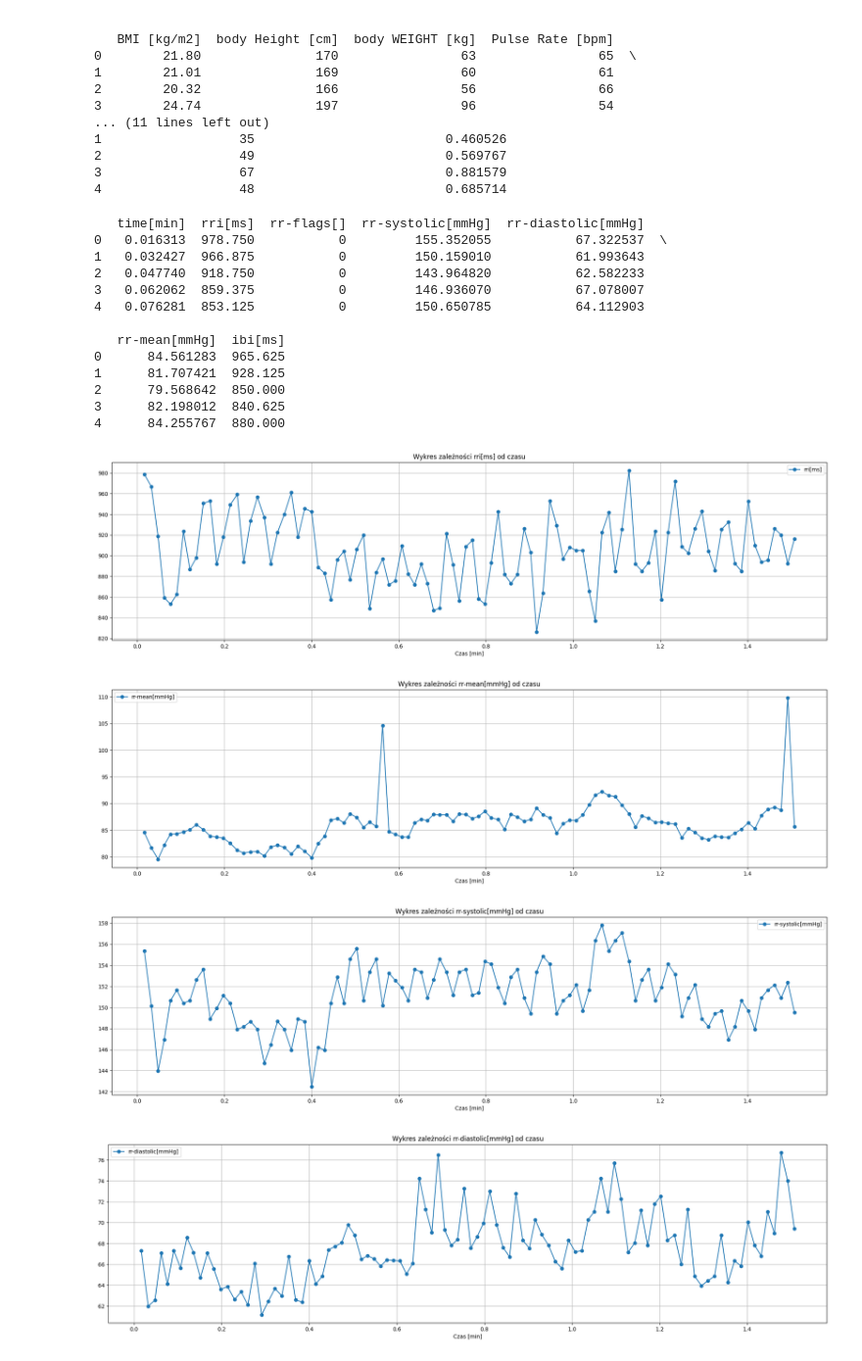
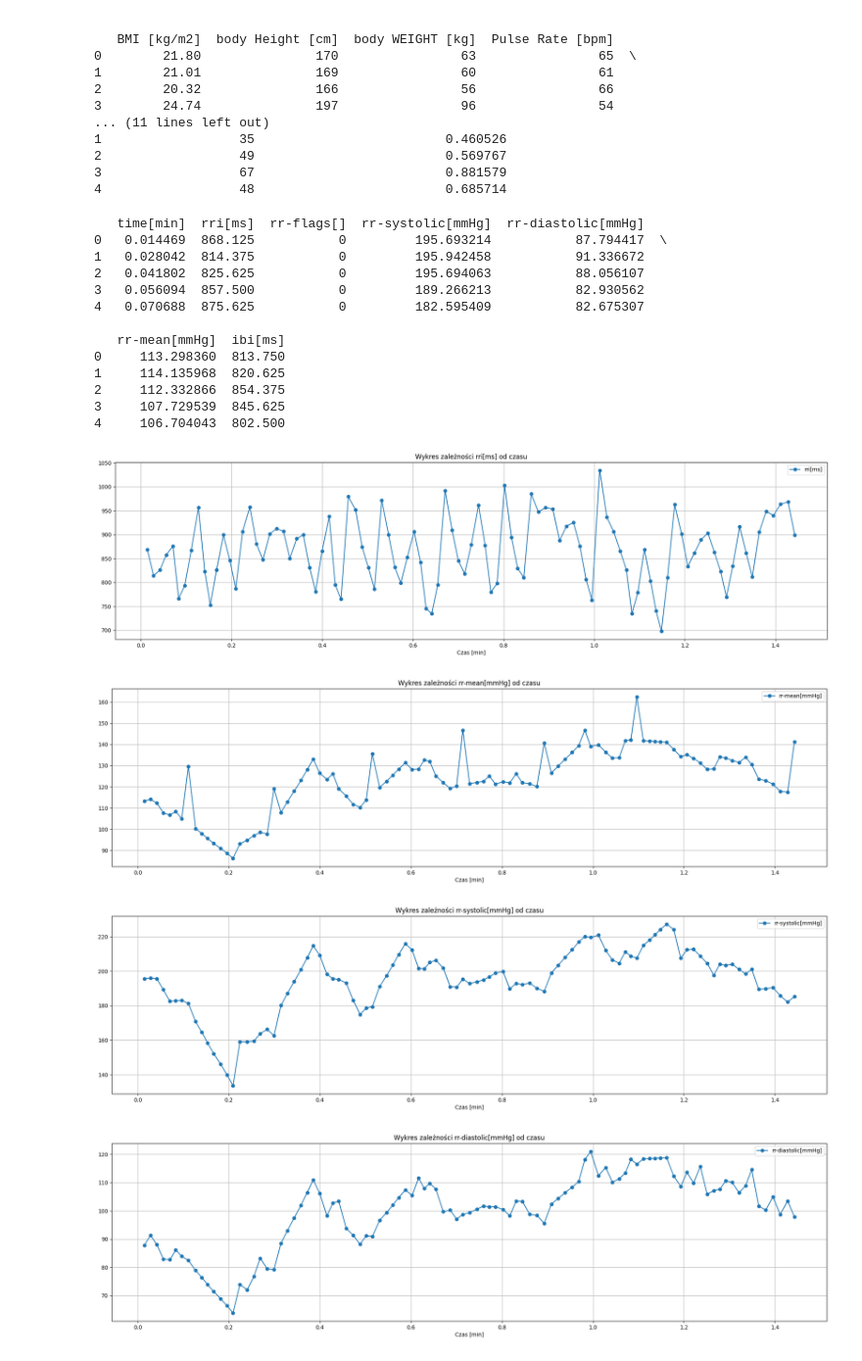
Before and after one commit to Czarkowski/EKG, a Jupyter notebook: main.ipynb, the cells around one changed output. Shown at 98% size. Saved outputs shown, nothing was run; the diff lists cells and outputs as text; code cells hidden in the pictures.

```diff
--- a/main.ipynb
+++ b/main.ipynb
@@ -31,6 +36,7 @@ class ColNames:
     rr_systolic_mmHg = 'rr-systolic[mmHg]'
     rr_diastolic_mmHg = 'rr-diastolic[mmHg]'
     rr_mean_mmHg = 'rr-mean[mmHg]'
+    rr_flags = 'rr-flags[]'
     ibi_ms = 'ibi[ms]'
     file_name = 'file name'
     sex = 'SEX [nominal codes: "1" woman; "2" man]'
@@ -41,9 +47,14 @@ class MyData:
         self.target = target
         self.value = value
 
-    def ValueToVector(self):
+    def DFToVector(self):
         if isinstance(self.value, pd.DataFrame):
-            self.value  = self.value.to_numpy().ravel()
+            return self.value.to_numpy().ravel()
+
+    def DFModify(self):
+        if isinstance(self.value, pd.DataFrame):
+            columns_to_remove = [ColNames.time_ms, ColNames.rr_flags]
+            self.value = self.value.drop(columns=columns_to_remove)
 # %%
 def limit_row(df_dict, limit):
     """
@@ -109,10 +120,9 @@ print(df_main.head())
 3                  67                         0.881579
 4                  48                         0.685714
 # %%
-df_rea = pd.read_csv('HYPOL RECORDINGS/ag016.rea', delimiter='\t', header=0)
+df_rea = pd.read_csv('HYPOL RECORDINGS/ag023.rea', delimiter='\t', header=0)
 df_rea = df_rea.head(100)
 print(df_rea.head())
-
 
 
 plt.figure(figsize=(24, 6))
@@ -123,45 +133,45 @@ plt.grid(True)
 plt.legend(['rri[ms]'])
 plt.show()
 
 plt.figure(figsize=(24, 6))
 plt.plot(df_rea['time[min]'], df_rea[['rr-mean[mmHg]']], marker='o', linestyle='-')
 plt.title('Wykres zależności rr-mean[mmHg] od czasu')
 plt.xlabel('Czas [min]')
 plt.grid(True)
 plt.legend(['rr-mean[mmHg]'])
 plt.show()
 
 plt.figure(figsize=(24, 6))
 plt.plot(df_rea['time[min]'], df_rea[ColNames.rr_systolic_mmHg], marker='o', linestyle='-')
 plt.title(f'Wykres zależności {ColNames.rr_systolic_mmHg} od czasu')
 plt.xlabel('Czas [min]')
 plt.grid(True)
 plt.legend([ColNames.rr_systolic_mmHg])
 plt.show()
 
 plt.figure(figsize=(24, 6))
 plt.plot(df_rea['time[min]'], df_rea[ColNames.rr_diastolic_mmHg], marker='o', linestyle='-')
 plt.title(f'Wykres zależności {ColNames.rr_diastolic_mmHg} od czasu')
 plt.xlabel('Czas [min]')
 plt.grid(True)
 plt.legend([ColNames.rr_diastolic_mmHg])
 plt.show()
 # %% [output]
    time[min]  rri[ms]  rr-flags[]  rr-systolic[mmHg]  rr-diastolic[mmHg]
-0   0.016313  978.750           0         155.352055           67.322537  \
-1   0.032427  966.875           0         150.159010           61.993643
-2   0.047740  918.750           0         143.964820           62.582233
-3   0.062062  859.375           0         146.936070           67.078007
-4   0.076281  853.125           0         150.650785           64.112903
+0   0.014469  868.125           0         195.693214           87.794417  \
+1   0.028042  814.375           0         195.942458           91.336672
+2   0.041802  825.625           0         195.694063           88.056107
+3   0.056094  857.500           0         189.266213           82.930562
+4   0.070688  875.625           0         182.595409           82.675307
 
    rr-mean[mmHg]  ibi[ms]
-0      84.561283  965.625
-1      81.707421  928.125
-2      79.568642  850.000
-3      82.198012  840.625
-4      84.255767  880.000
+0     113.298360  813.750
+1     114.135968  820.625
+2     112.332866  854.375
+3     107.729539  845.625
+4     106.704043  802.500
-[figure, old version]
+[figure, new version]
-[figure, old version]
+[figure, new version]
-[figure, old version]
+[figure, new version]
-[figure, old version]
+[figure, new version]
 # %%
```
Also changed, not shown: parts of 9 cells of this notebook.
